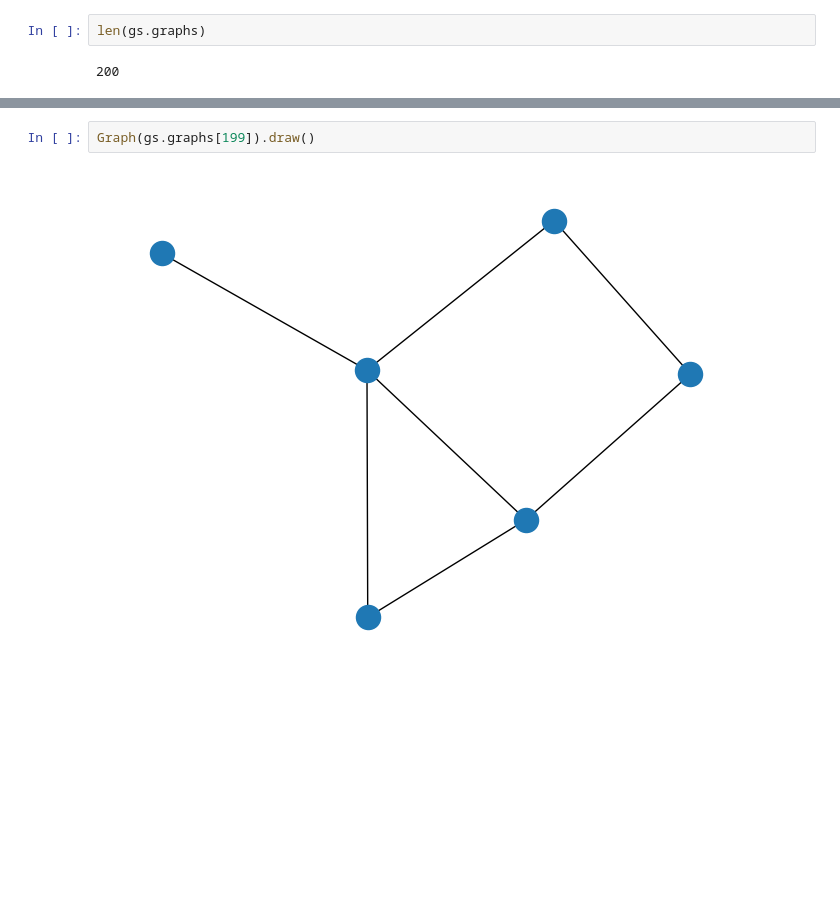
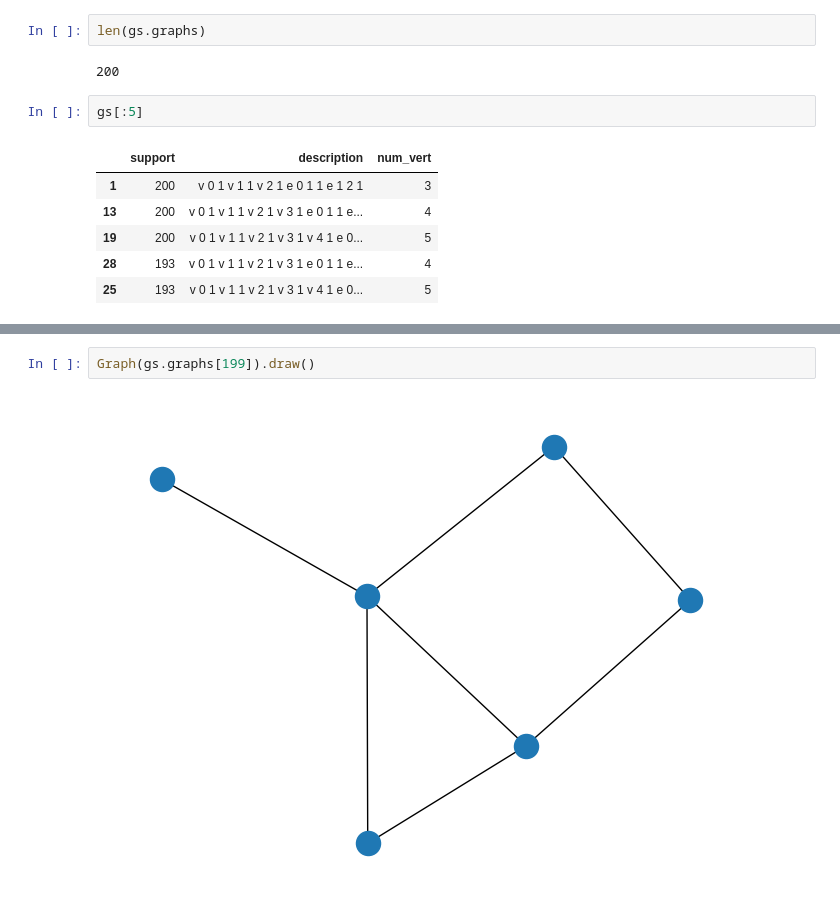
Before and after one commit to LRudL/GCExplainer-unsupervised, a Jupyter notebook: src/tests.ipynb, the cells around one changed output, grey strips where cells are left out. Cells and saved outputs as stored; diff of their text form; blank space fills up the shorter version.

```diff
--- a/src/tests.ipynb
+++ b/src/tests.ipynb
@@ -256,3 +241,12 @@ min sup: 30
 len(gs.graphs)
 # %% [output]
 200
+# %%
+gs[:5]
+# %% [output]
+|  | support | description | num_vert |
+| 1 | 200 | v 0 1 v 1 1 v 2 1 e 0 1 1 e 1 2 1 | 3 |
+| 13 | 200 | v 0 1 v 1 1 v 2 1 v 3 1 e 0 1 1 e... | 4 |
+| 19 | 200 | v 0 1 v 1 1 v 2 1 v 3 1 v 4 1 e 0... | 5 |
+| 28 | 193 | v 0 1 v 1 1 v 2 1 v 3 1 e 0 1 1 e... | 4 |
+| 25 | 193 | v 0 1 v 1 1 v 2 1 v 3 1 v 4 1 e 0... | 5 |
```
Also changed, not shown: parts of 19 cells of this notebook, 3 other files.
